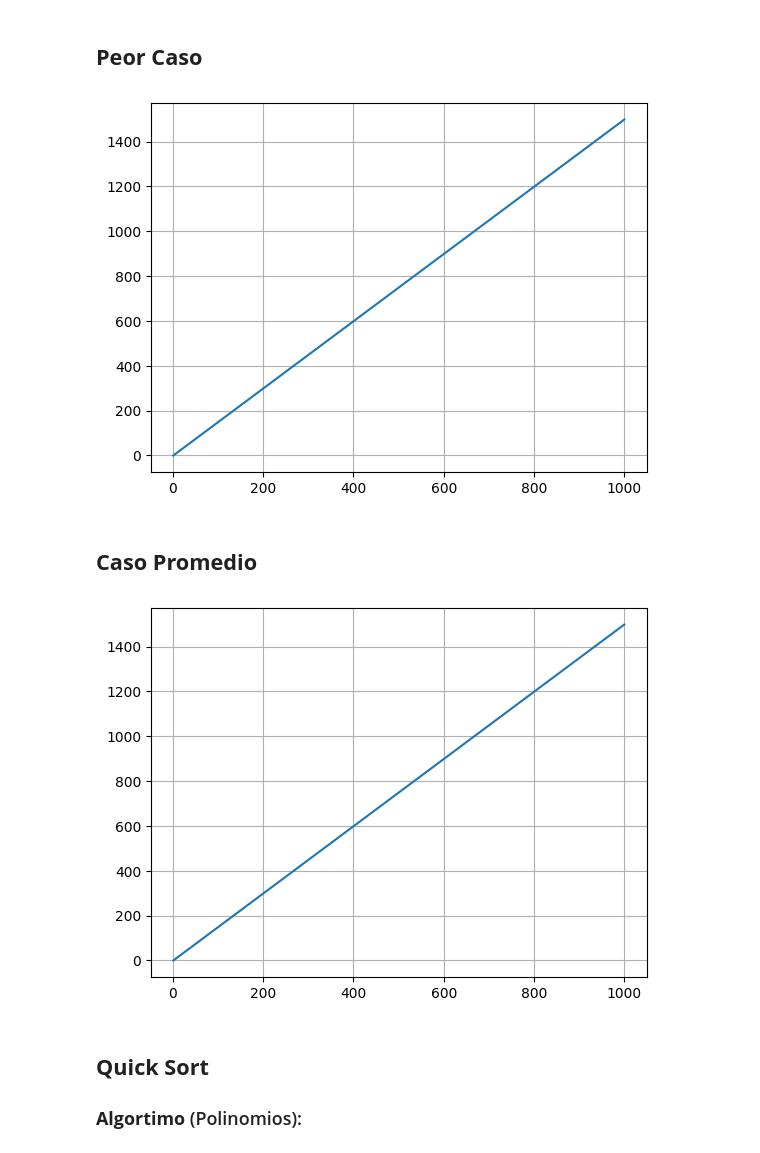
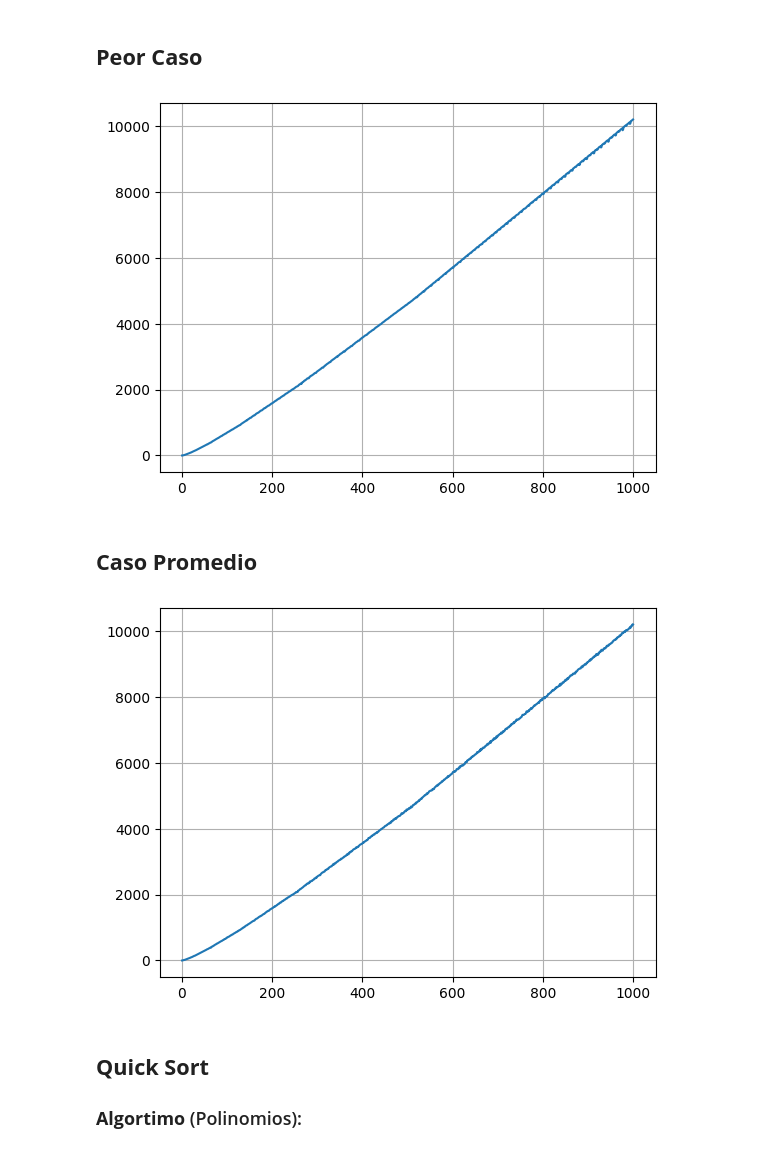
Before and after one commit to amglezb/EDA-II, a Jupyter notebook: GONZALEZ_BARRAGAN-PRACTICA_2/practica2.ipynb, the cells around one changed output. Drawn from its saved outputs; the diff is of its cells as text; code cells hidden in the pictures.

```diff
--- a/GONZALEZ_BARRAGAN-PRACTICA_2/practica2.ipynb
+++ b/GONZALEZ_BARRAGAN-PRACTICA_2/practica2.ipynb
@@ -54,24 +53,24 @@ print(arr)
 # %% [markdown]
 ### **Algortimo** (Gráfica):
 # %%
-def heap_sort_g(arr, times):
+def heap_sort_g(arr):
+    times = 0
     n = len(arr)
     i = n // 2 - 1
     while i >= 0:
-        heapify_g(arr, n, i, times)
+        times += 1 + heapify_g(arr, n, i)
         i -= 1
-        times += 1
     i = n - 1
     while i > 0:
         temp = arr[0]
         arr[0] = arr[i]
         arr[i] = temp
-        heapify_g(arr, i, 0, times)
+        times += 1 + heapify_g(arr, i, 0)
         i -= 1
-        times += 1
     return times
 
-def heapify_g(arr, n, i, times):
+def heapify_g(arr, n, i):
+    times = 0
     largest = i
     left = 2 * i + 1
     right = 2 * i + 2
@@ -83,7 +82,8 @@ def heapify_g(arr, n, i, times):
         temp = arr[i]
         arr[i] = arr[largest]
         arr[largest] = temp
-        heapify_g(arr, n, largest, times)
+        times += 1 + heapify_g(arr, n, largest)
+    return times
 # %% [markdown]
 ## **Mejor Caso**
 # %%
@@ -93,7 +93,7 @@ arr = []
 
 for i in range(MAX):
     arr.append(i)
-    y.append(heap_sort_g(arr, 0))
+    y.append(heap_sort_g(arr))
     x.append(len(arr))
 
 plt.plot(x, y)
@@ -110,31 +110,31 @@ arr = []
 
 for i in range(MAX):
     arr.append(MAX - i)
-    y.append(heap_sort_g(arr, 0))
+    y.append(heap_sort_g(arr))
     x.append(len(arr))
 
 plt.plot(x, y)
 plt.grid(True)
 plt.show()
 # %% [output]
-[figure, old version]
+[figure, new version]
 # %% [markdown]
 ## **Caso Promedio**
 # %%
 x = []
 y = []
 arr = []
 
 for i in range(MAX):
     arr.append(random.randint(-1000, 1000))
-    y.append(heap_sort_g(arr, 0))
+    y.append(heap_sort_g(arr))
     x.append(len(arr))
 
 plt.plot(x, y)
 plt.grid(True)
 plt.show()
 # %% [output]
-[figure, old version]
+[figure, new version]
 # %% [markdown]
 ## **Quick Sort**
 ### **Algortimo** (Polinomios):
```
Also changed, not shown: parts of 6 cells of this notebook, 1 other file.
